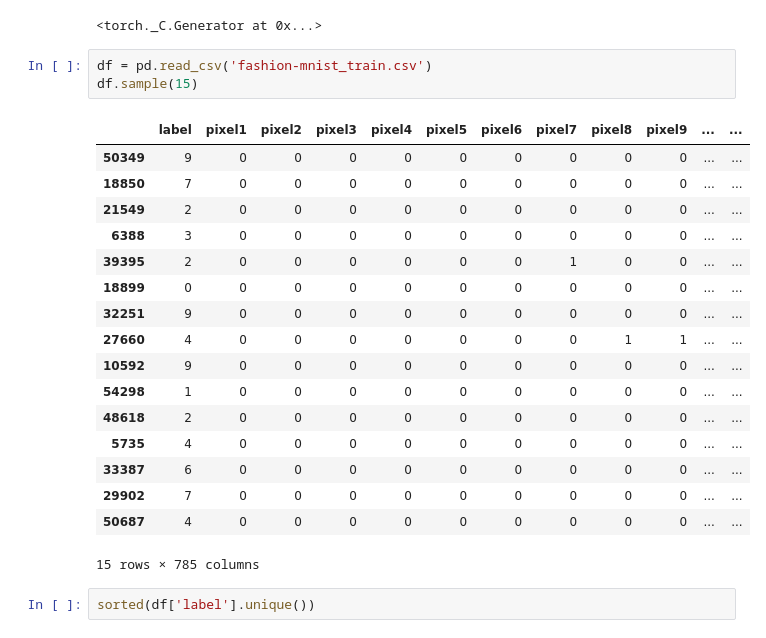
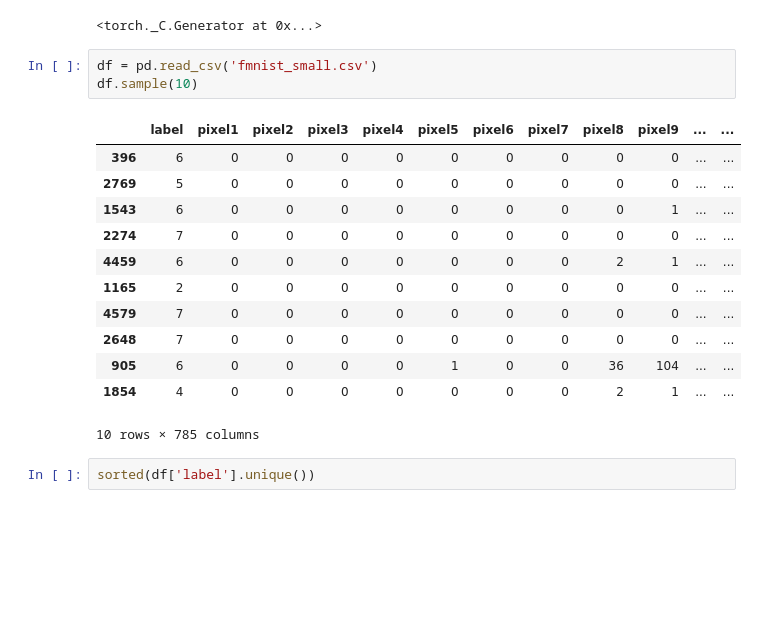
Before and after one commit to AayushAswal27/deep-learning-implementations, a Jupyter notebook: ann_fashion_mnist_pytorch.ipynb, the cells around one changed output. Drawn from its saved outputs; the diff is of its cells as text; blank space fills up the shorter version.

```diff
--- a/ann_fashion_mnist_pytorch.ipynb
+++ b/ann_fashion_mnist_pytorch.ipynb
@@ -12,26 +12,21 @@ torch.manual_seed(42)
 # %% [output]
 <torch._C.Generator at 0x...>
 # %%
-df = pd.read_csv('fashion-mnist_train.csv')
-df.sample(15)
+df = pd.read_csv('fmnist_small.csv')
+df.sample(10)
 # %% [output]
 |  | label | pixel1 | pixel2 | pixel3 | pixel4 | pixel5 | pixel6 | pixel7 | pixel8 | pixel9 | ... | ... |
-| 50349 | 9 | 0 | 0 | 0 | 0 | 0 | 0 | 0 | 0 | 0 | ... | ... |
-| 18850 | 7 | 0 | 0 | 0 | 0 | 0 | 0 | 0 | 0 | 0 | ... | ... |
-| 21549 | 2 | 0 | 0 | 0 | 0 | 0 | 0 | 0 | 0 | 0 | ... | ... |
-| 6388 | 3 | 0 | 0 | 0 | 0 | 0 | 0 | 0 | 0 | 0 | ... | ... |
-| 39395 | 2 | 0 | 0 | 0 | 0 | 0 | 0 | 1 | 0 | 0 | ... | ... |
-| 18899 | 0 | 0 | 0 | 0 | 0 | 0 | 0 | 0 | 0 | 0 | ... | ... |
-| 32251 | 9 | 0 | 0 | 0 | 0 | 0 | 0 | 0 | 0 | 0 | ... | ... |
-| 27660 | 4 | 0 | 0 | 0 | 0 | 0 | 0 | 0 | 1 | 1 | ... | ... |
-| 10592 | 9 | 0 | 0 | 0 | 0 | 0 | 0 | 0 | 0 | 0 | ... | ... |
-| 54298 | 1 | 0 | 0 | 0 | 0 | 0 | 0 | 0 | 0 | 0 | ... | ... |
-| 48618 | 2 | 0 | 0 | 0 | 0 | 0 | 0 | 0 | 0 | 0 | ... | ... |
-| 5735 | 4 | 0 | 0 | 0 | 0 | 0 | 0 | 0 | 0 | 0 | ... | ... |
-| 33387 | 6 | 0 | 0 | 0 | 0 | 0 | 0 | 0 | 0 | 0 | ... | ... |
-| 29902 | 7 | 0 | 0 | 0 | 0 | 0 | 0 | 0 | 0 | 0 | ... | ... |
-| 50687 | 4 | 0 | 0 | 0 | 0 | 0 | 0 | 0 | 0 | 0 | ... | ... |
+| 396 | 6 | 0 | 0 | 0 | 0 | 0 | 0 | 0 | 0 | 0 | ... | ... |
+| 2769 | 5 | 0 | 0 | 0 | 0 | 0 | 0 | 0 | 0 | 0 | ... | ... |
+| 1543 | 6 | 0 | 0 | 0 | 0 | 0 | 0 | 0 | 0 | 1 | ... | ... |
+| 2274 | 7 | 0 | 0 | 0 | 0 | 0 | 0 | 0 | 0 | 0 | ... | ... |
+| 4459 | 6 | 0 | 0 | 0 | 0 | 0 | 0 | 0 | 2 | 1 | ... | ... |
+| 1165 | 2 | 0 | 0 | 0 | 0 | 0 | 0 | 0 | 0 | 0 | ... | ... |
+| 4579 | 7 | 0 | 0 | 0 | 0 | 0 | 0 | 0 | 0 | 0 | ... | ... |
+| 2648 | 7 | 0 | 0 | 0 | 0 | 0 | 0 | 0 | 0 | 0 | ... | ... |
+| 905 | 6 | 0 | 0 | 0 | 0 | 1 | 0 | 0 | 36 | 104 | ... | ... |
+| 1854 | 4 | 0 | 0 | 0 | 0 | 0 | 0 | 0 | 2 | 1 | ... | ... |
-15 rows × 785 columns
+10 rows × 785 columns
 # %%
 sorted(df['label'].unique())
 # %% [output]
```
Also changed, not shown: parts of 12 cells of this notebook.
